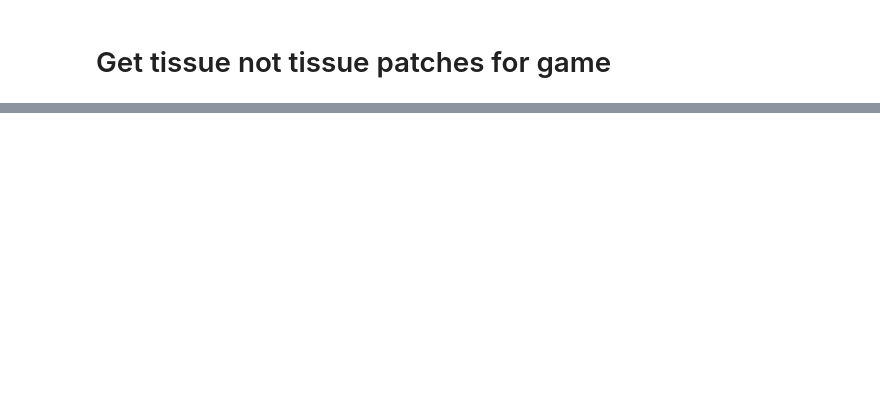
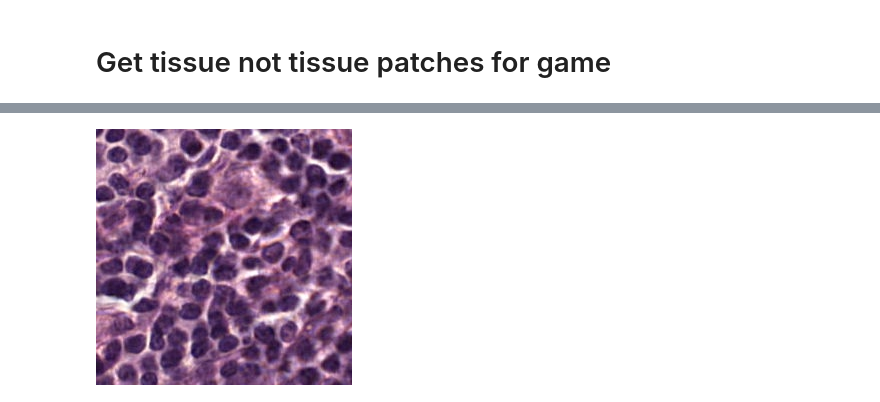
Before and after one commit to StAndrewsMedTech/repathcamelyon, a Jupyter notebook: notebooks/21-03-02-CF-tissue_test.ipynb, the cells around one changed output, grey strips where cells are left out. Saved outputs shown, nothing was run; the diff lists cells and outputs as text; code cells hidden in the pictures; blank space fills up the shorter version.

Commit message:
add patches for game notebook

```diff
--- a/notebooks/21-03-02-CF-tissue_test.ipynb
+++ b/notebooks/21-03-02-CF-tissue_test.ipynb
@@ -337,2 +334,10 @@ Image.open(path)
+# %%
+normpath = project_root() / 'experiments' / 'wang' /'training_patches' / 'normal'
+tumpath = project_root() / 'experiments' / 'liu' /'training_patches' / 'tumor'
+# %%
+import os
+
+normlist = os.listdir(normpath)
+tumlist = os.listdir(tumpath)
 # %%
 # %% [output]
@@ -352,0 +357,8 @@ Image.open(path)
+# %%
+from PIL import Image
+im = 0
+# %%
+im +=1000
+Image.open(normpath / normlist[im])
+# %% [output]
+[figure, added]
```
Also changed, not shown: parts of 35 cells of this notebook, 13 other files.
